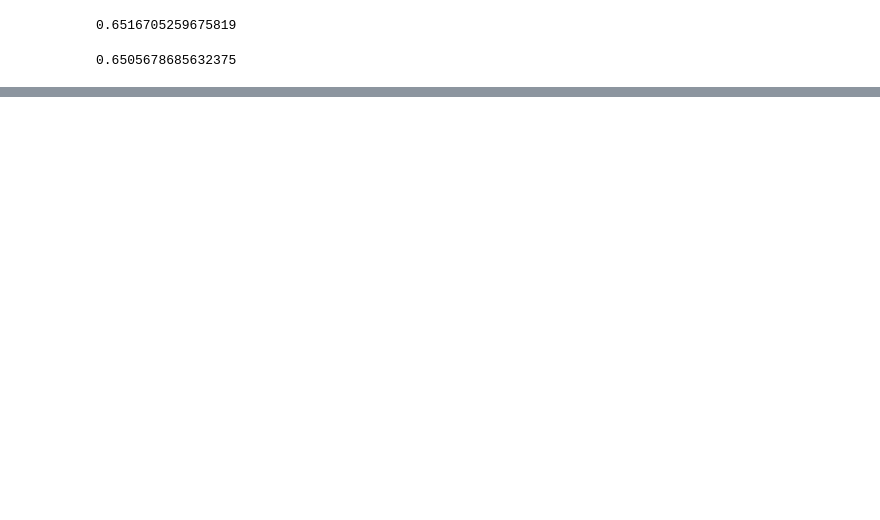
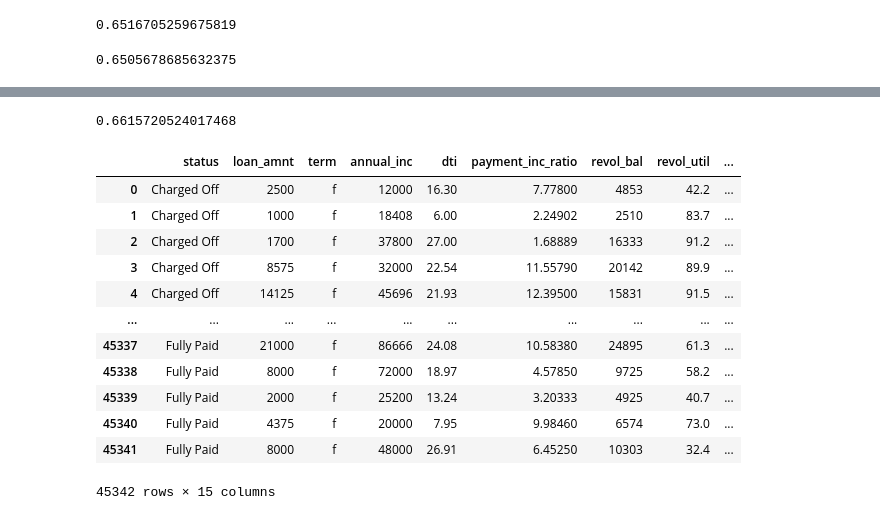
Before and after one commit to MPC139/AI, a Jupyter notebook: Machine Learning with Python/Classification/KNN/KNN_practice_2.ipynb, the cells around one changed output, grey strips where cells are left out. Drawn from its saved outputs; the diff is of its cells as text; code cells hidden in the pictures; blank space fills up the shorter version.

```diff
--- a/Machine Learning with Python/Classification/KNN/KNN_practice_2.ipynb
+++ b/Machine Learning with Python/Classification/KNN/KNN_practice_2.ipynb
@@ -179,0 +186,6 @@ plt.show()
+# %%
+knn = KNeighborsClassifier(n_neighbors=59)
+knn.fit(X_train,y_train)
+y_hat = knn.predict(X_test)
+# %%
+y_hat_prob = knn.predict_proba(X)
@@ -179,0 +197,2 @@ plt.show()
+# %%
+df['borrower_score2'] = y_hat_prob[:,1]
@@ -179,0 +221,21 @@ plt.show()
+# %%
+y_hat = knn.predict(X)
+metrics.accuracy_score(Y,y_hat)
+# %% [output]
+0.6615720524017468
+# %%
+df
+# %% [output]
+|  | status | loan_amnt | term | annual_inc | dti | payment_inc_ratio | revol_bal | revol_util | ... |
+| 0 | Charged Off | 2500 | f | 12000 | 16.30 | 7.77800 | 4853 | 42.2 | ... |
+| 1 | Charged Off | 1000 | f | 18408 | 6.00 | 2.24902 | 2510 | 83.7 | ... |
+| 2 | Charged Off | 1700 | f | 37800 | 27.00 | 1.68889 | 16333 | 91.2 | ... |
+| 3 | Charged Off | 8575 | f | 32000 | 22.54 | 11.55790 | 20142 | 89.9 | ... |
+| 4 | Charged Off | 14125 | f | 45696 | 21.93 | 12.39500 | 15831 | 91.5 | ... |
+| ... | ... | ... | ... | ... | ... | ... | ... | ... | ... |
+| 45337 | Fully Paid | 21000 | f | 86666 | 24.08 | 10.58380 | 24895 | 61.3 | ... |
+| 45338 | Fully Paid | 8000 | f | 72000 | 18.97 | 4.57850 | 9725 | 58.2 | ... |
+| 45339 | Fully Paid | 2000 | f | 25200 | 13.24 | 3.20333 | 4925 | 40.7 | ... |
+| 45340 | Fully Paid | 4375 | f | 20000 | 7.95 | 9.98460 | 6574 | 73.0 | ... |
+| 45341 | Fully Paid | 8000 | f | 48000 | 26.91 | 6.45250 | 10303 | 32.4 | ... |
+45342 rows × 15 columns
```
Also changed, not shown: parts of 14 cells of this notebook, 2 other files.
